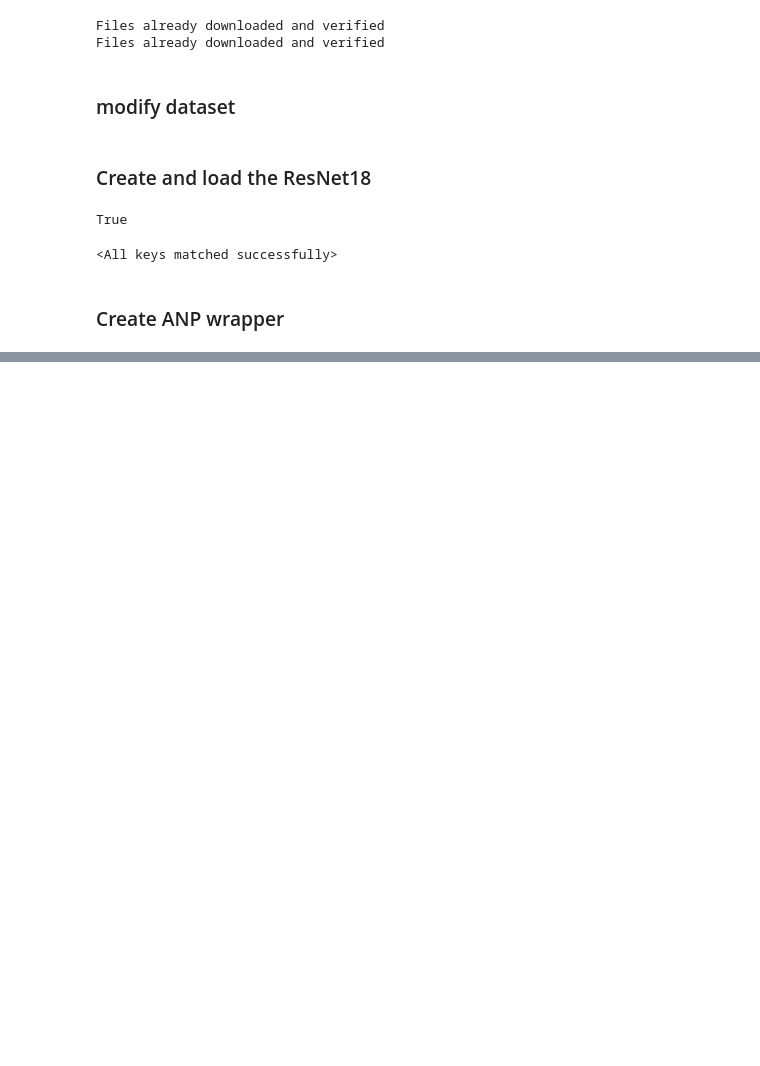
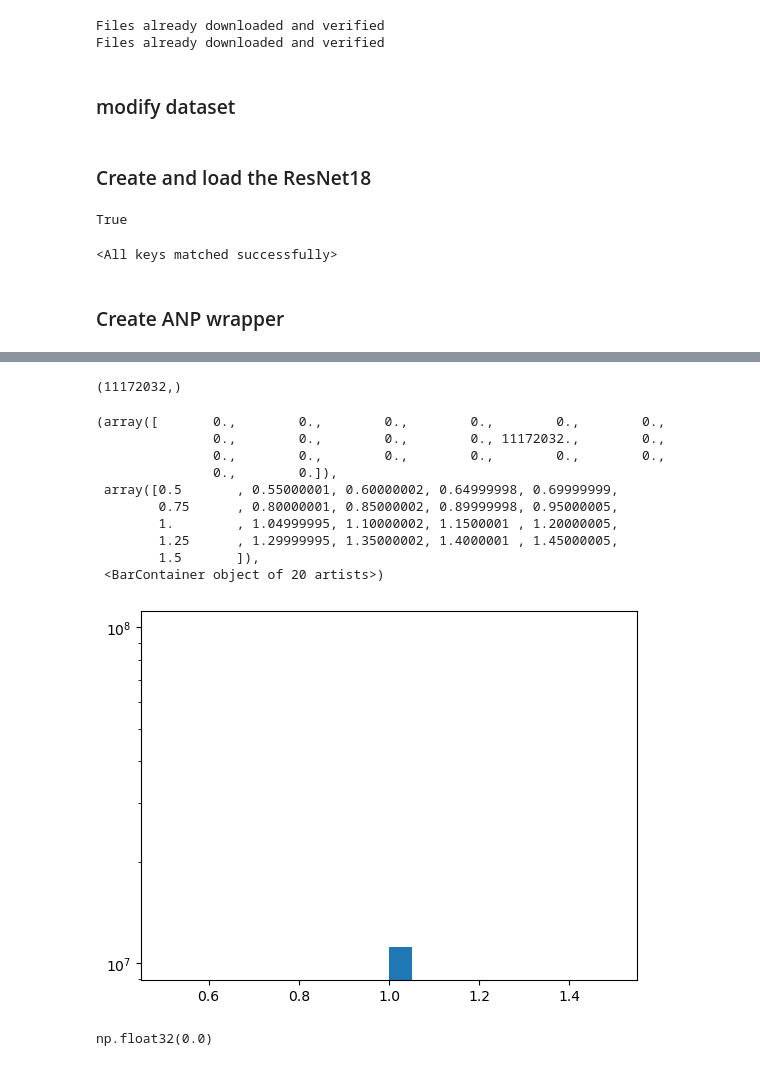
Before and after one commit to nikitamahmoudi/EECS6322Project, a Jupyter notebook: pruning_2.ipynb, the cells around one changed output, grey strips where cells are left out. Cells and saved outputs as stored; diff of their text form; code cells hidden in the pictures; blank space fills up the shorter version.

```diff
--- a/pruning_2.ipynb
+++ b/pruning_2.ipynb
@@ -190,0 +195,31 @@ plt.plot(asr_list)
+# %%
+all_masks_values = []
+
+for name in anp_system.weight_masks:
+    weight_mask_tensor = anp_system.weight_masks[name]
+    all_masks_values.append(weight_mask_tensor.cpu().detach().numpy().flatten())
+
+all_masks_values = np.concatenate(all_masks_values)
+# %%
+all_masks_values.shape
+# %% [output]
+(11172032,)
+# %%
+plt.hist(all_masks_values, bins=20, log=True)
+# %% [output]
+(array([       0.,        0.,        0.,        0.,        0.,        0.,
+               0.,        0.,        0.,        0., 11172032.,        0.,
+               0.,        0.,        0.,        0.,        0.,        0.,
+               0.,        0.]),
+ array([0.5       , 0.55000001, 0.60000002, 0.64999998, 0.69999999,
+        0.75      , 0.80000001, 0.85000002, 0.89999998, 0.95000005,
+        1.        , 1.04999995, 1.10000002, 1.1500001 , 1.20000005,
+        1.25      , 1.29999995, 1.35000002, 1.4000001 , 1.45000005,
+        1.5       ]),
+ <BarContainer object of 20 artists>)
+[figure, added]
+# %%
+# np.mean(all_masks_values)
+np.std(all_masks_values)    # 0.0? they did not change at all!
+# %% [output]
+np.float32(0.0)
```
Also changed, not shown: parts of 4 cells of this notebook, 2 other files.
